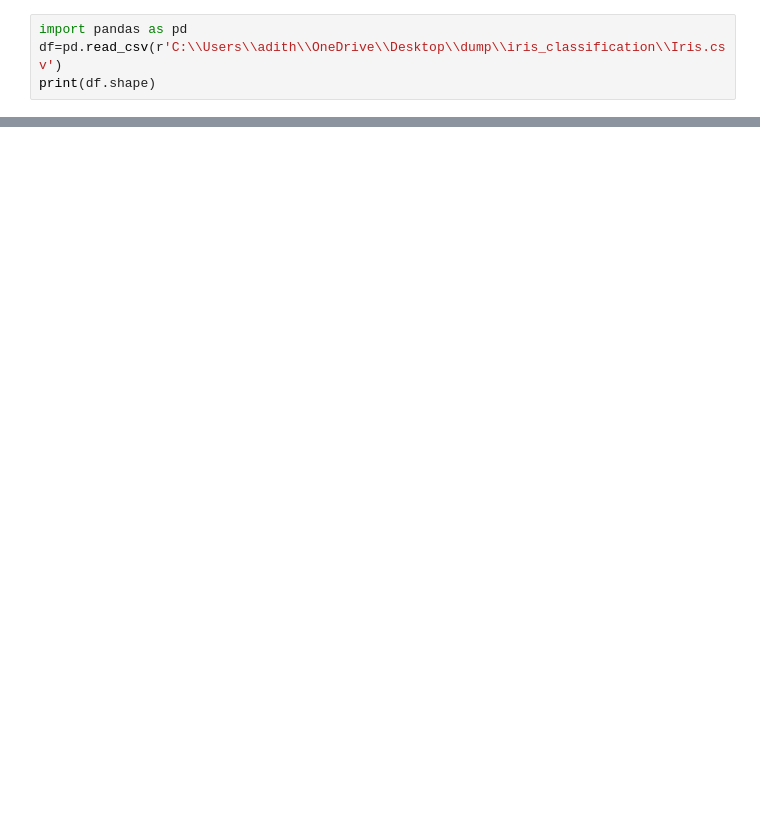
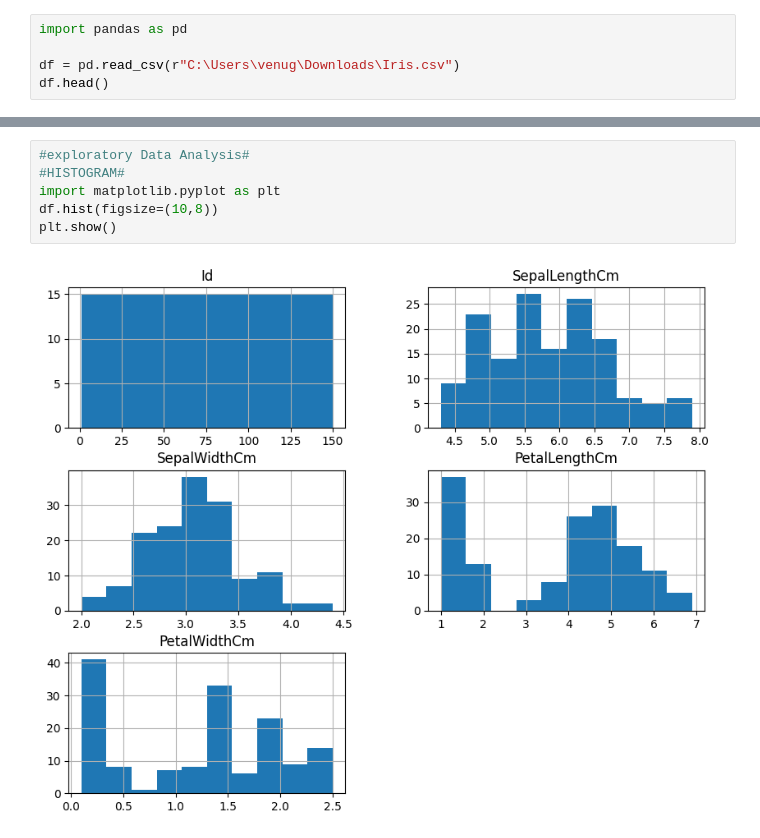
Before and after one commit to muralixd16-rgb/IRIS_CLassification, a Jupyter notebook: iris_classification.ipynb, the cells around one changed output, grey strips where cells are left out. Cells and saved outputs as stored; diff of their text form; blank space fills up the shorter version.

```diff
--- a/iris_classification.ipynb
+++ b/iris_classification.ipynb
@@ -1,4 +49,5 @@
 # %%
 import pandas as pd
-df=pd.read_csv(r'C:\\Users\\adith\\OneDrive\\Desktop\\dump\\iris_classification\\Iris.csv')
-print(df.shape)
+
+df = pd.read_csv(r"C:\Users\venug\Downloads\Iris.csv")
+df.head()
@@ -133,0 +144,8 @@ plt.show()
+# %%
+#exploratory Data Analysis#
+#HISTOGRAM#
+import matplotlib.pyplot as plt
+df.hist(figsize=(10,8))
+plt.show()
+# %% [output]
+[figure, added]
```
Also changed, not shown: parts of 71 cells of this notebook.
